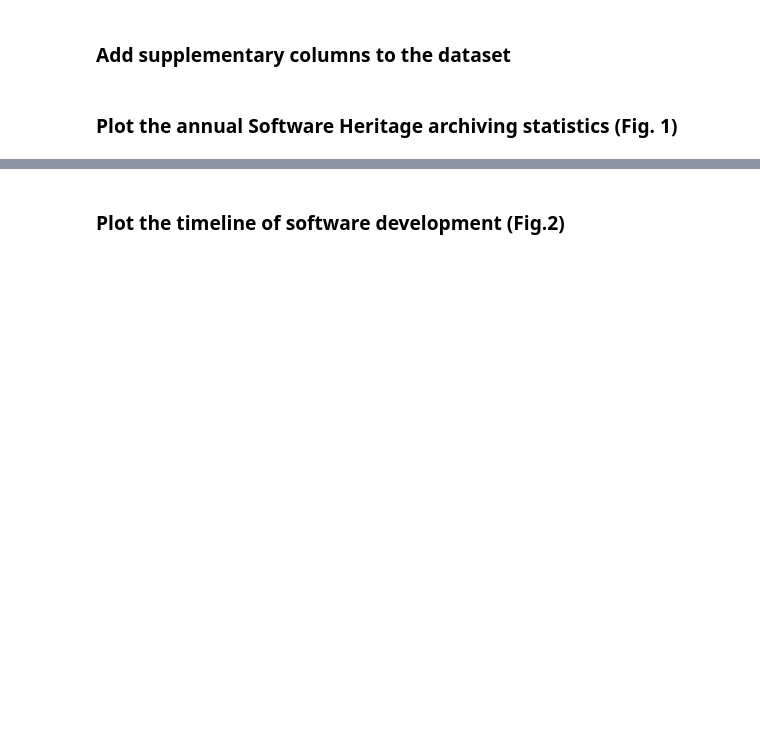
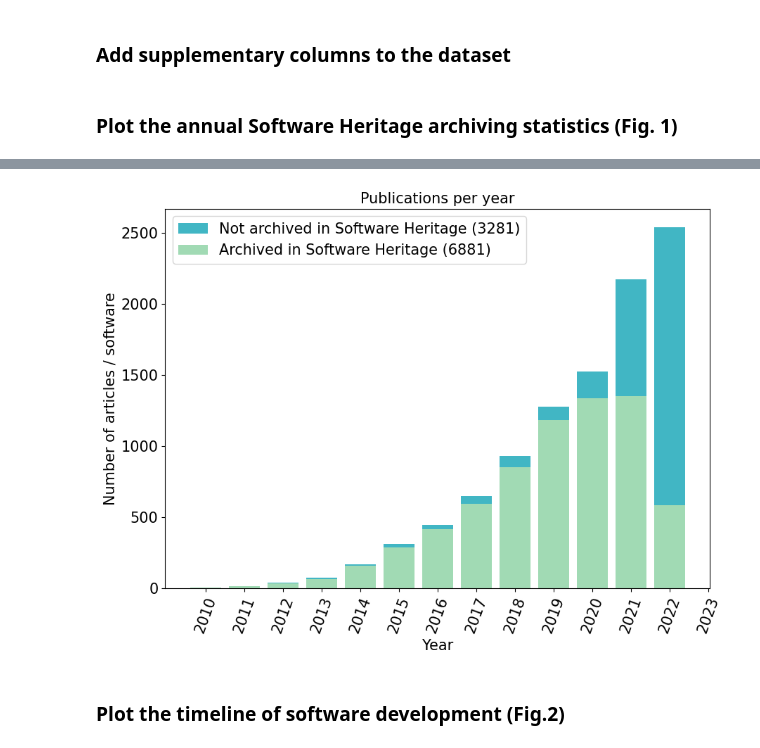
Before and after one commit to zhukovanadezhda/bioinformatics-software, a Jupyter notebook: notebooks/analysis.ipynb, the cells around one changed output, grey strips where cells are left out. Saved outputs shown, nothing was run; the diff lists cells and outputs as text; code cells hidden in the pictures; blank space fills up the shorter version.

```diff
--- a/notebooks/analysis.ipynb
+++ b/notebooks/analysis.ipynb
@@ -95,0 +75,15 @@ plt.show()
+# %%
+# Get the total number of articles / software per year
+# and the number of archived software.
+archive_dist = (df
+  .groupby([df['publication_date'].dt.year])
+  .agg(
+      total=("is_archived", "count"),
+      archived=("is_archived", "sum")
+  )
+)
+# Remove current year because it is incomplete.
+current_year = datetime.date.today().year
+archive_dist = archive_dist.drop(index=current_year, errors="ignore")
+# Display first lines for control
+print(archive_dist.head())
@@ -96,3 +98,26 @@ plt.show()
+# %%
+plt.rcParams['text.usetex'] = False
+fig, ax = plt.subplots(figsize=(10, 7))
+
+ax.bar(archive_dist.index, archive_dist["total"], color="#41b6c4")
+ax.bar(archive_dist.index, archive_dist["archived"], color="#a1dab4")
+
+ax.set_xlabel("Year", fontsize=15, fontfamily='sans-serif')
+ax.set_ylabel("Number of articles / software", fontsize=15, fontfamily='sans-serif')
+ax.set_title("Publications per year", fontsize=15, fontfamily='sans-serif')
+ax.legend([
+    f"Not archived in Software Heritage ({sum(archive_dist['total'] - archive_dist['archived'])})",
+    f"Archived in Software Heritage ({sum(archive_dist['archived'])})"
+    ],fontsize=15
+)
+plt.xticks(years, rotation=70)
+ax.tick_params(axis="y", labelsize=15)
+ax.tick_params(axis="x", labelsize=15)
+
+plt.savefig("../results/stat_swh.png")
+plt.show()
+# %% [output]
+[figure, added]
 # %% [markdown]
 ### Plot the timeline of software development (Fig.2)
 # %%
```
Also changed, not shown: parts of 9 cells of this notebook.
